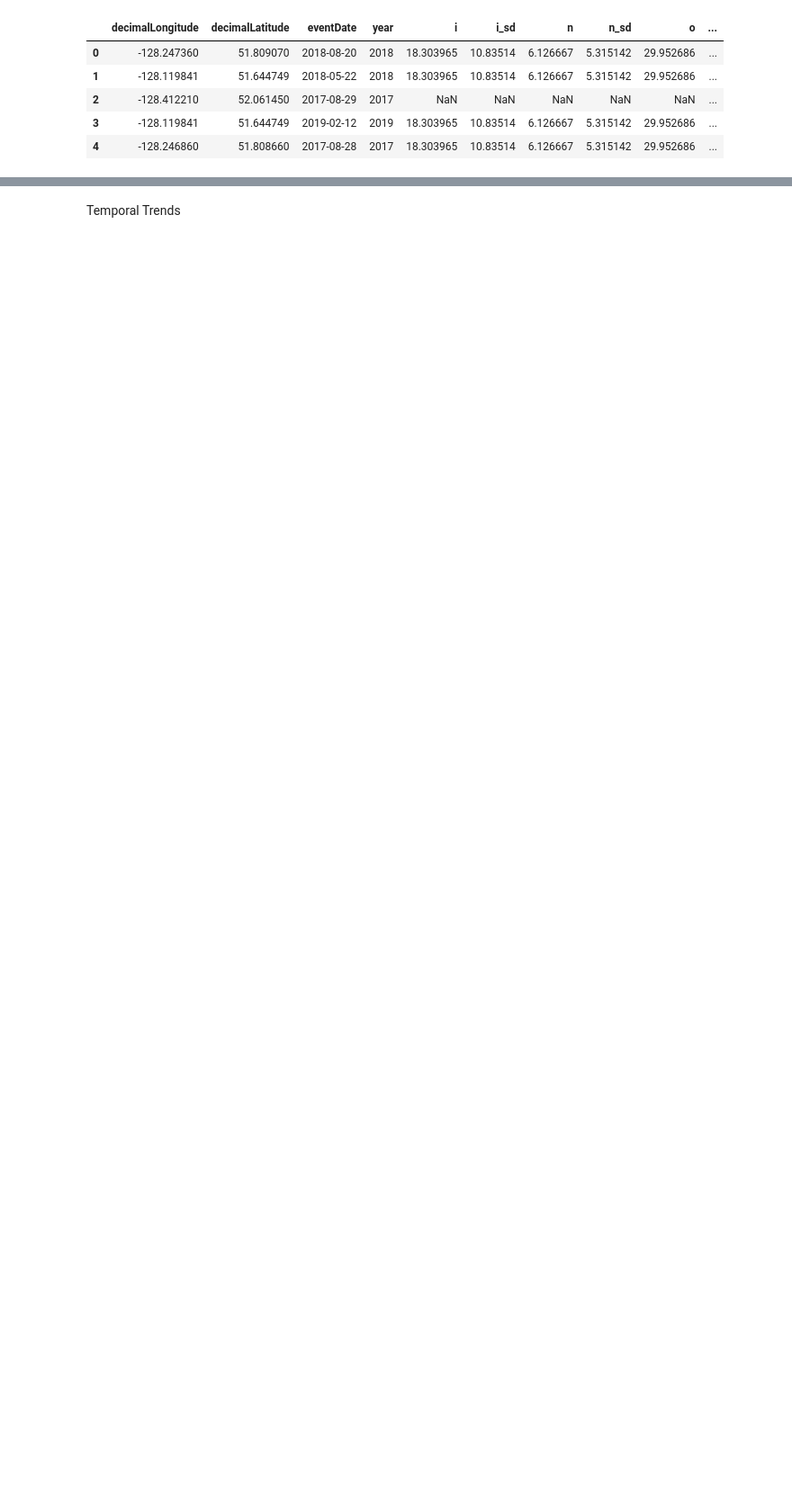
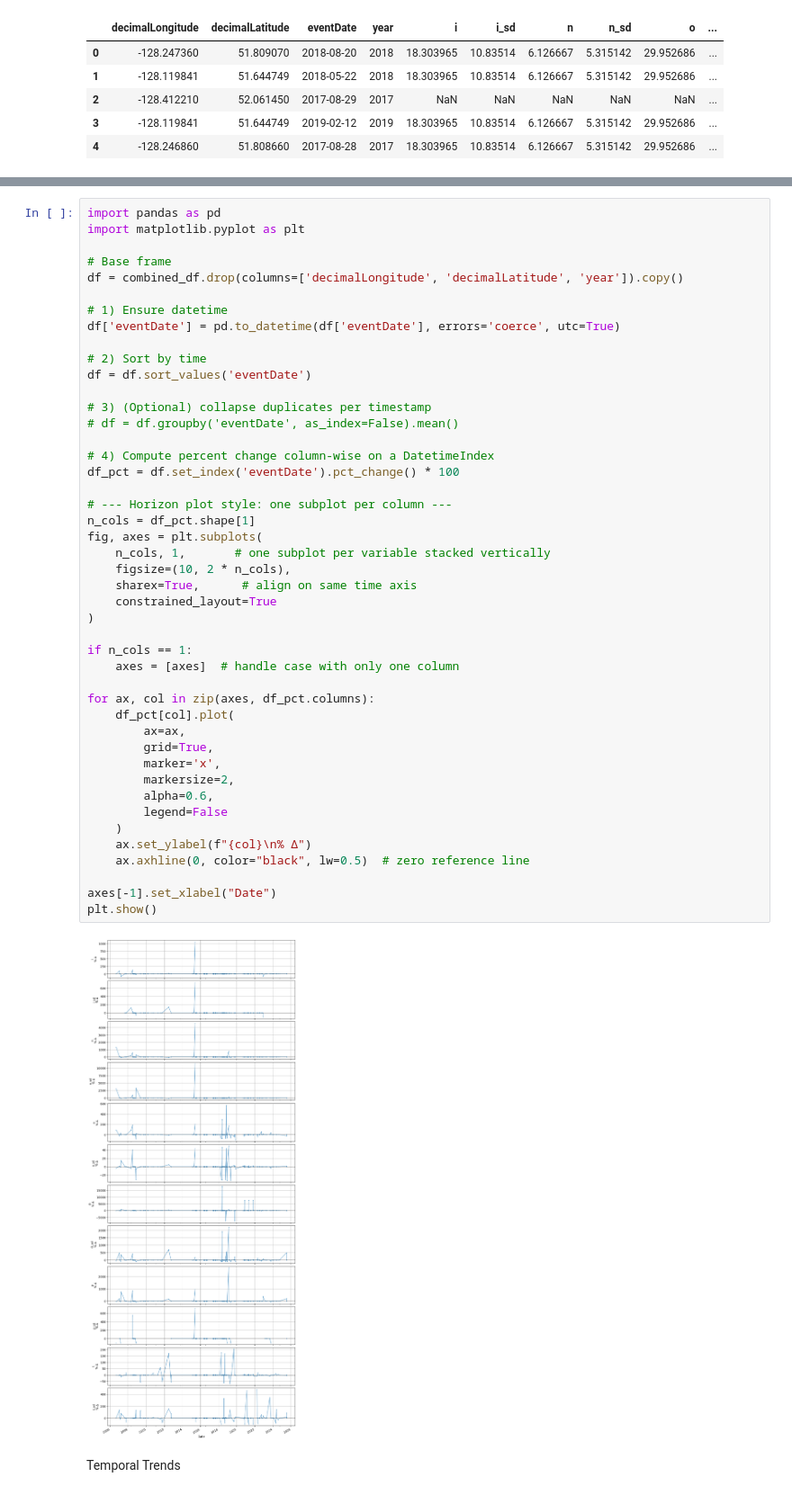
Before and after one commit to 7yl4r/DwC-SDM, a Jupyter notebook: seagrass_analysis.ipynb, the cells around one changed output, grey strips where cells are left out. Shown at 90% size. Saved outputs shown, nothing was run; the diff lists cells and outputs as text; blank space fills up the shorter version.

```diff
--- a/seagrass_analysis.ipynb
+++ b/seagrass_analysis.ipynb
@@ -279,5 +279,52 @@ sns.pairplot(df)
 plt.show()
 # %% [output]
 [figure]
+# %%
+import pandas as pd
+import matplotlib.pyplot as plt
+
+# Base frame
+df = combined_df.drop(columns=['decimalLongitude', 'decimalLatitude', 'year']).copy()
+
+# 1) Ensure datetime
+df['eventDate'] = pd.to_datetime(df['eventDate'], errors='coerce', utc=True)
+
+# 2) Sort by time
+df = df.sort_values('eventDate')
+
+# 3) (Optional) collapse duplicates per timestamp
+# df = df.groupby('eventDate', as_index=False).mean()
+
+# 4) Compute percent change column-wise on a DatetimeIndex
+df_pct = df.set_index('eventDate').pct_change() * 100
+
+# --- Horizon plot style: one subplot per column ---
+n_cols = df_pct.shape[1]
+fig, axes = plt.subplots(
+    n_cols, 1,       # one subplot per variable stacked vertically
+    figsize=(10, 2 * n_cols),
+    sharex=True,      # align on same time axis
+    constrained_layout=True
+)
+
+if n_cols == 1:
+    axes = [axes]  # handle case with only one column
+
+for ax, col in zip(axes, df_pct.columns):
+    df_pct[col].plot(
+        ax=ax,
+        grid=True,
+        marker='x',
+        markersize=2,
+        alpha=0.6,
+        legend=False
+    )
+    ax.set_ylabel(f"{col}\n% Δ")
+    ax.axhline(0, color="black", lw=0.5)  # zero reference line
+
+axes[-1].set_xlabel("Date")
+plt.show()
+# %% [output]
+[figure, added]
 # %% [markdown]
 Temporal Trends
```
Also changed, not shown: parts of 2 cells of this notebook.
